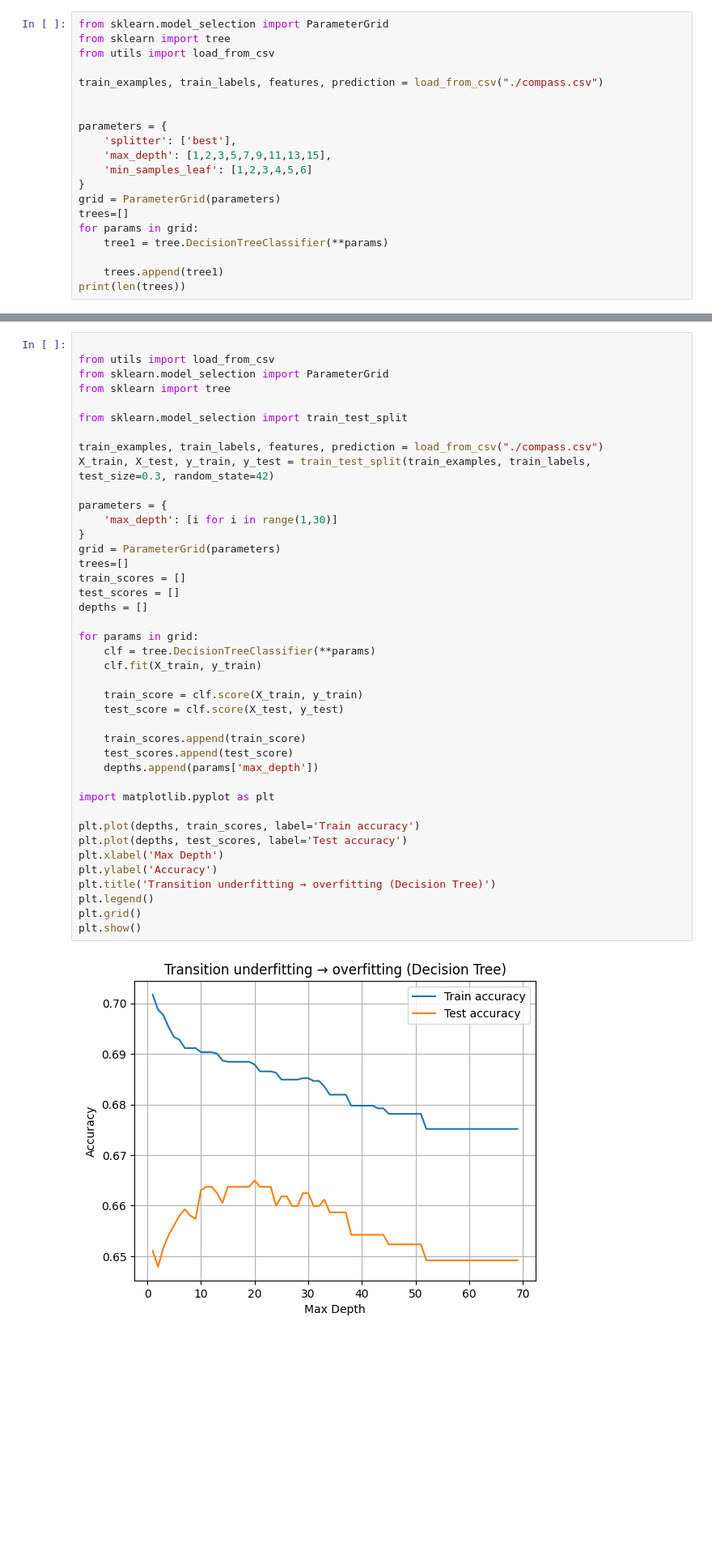
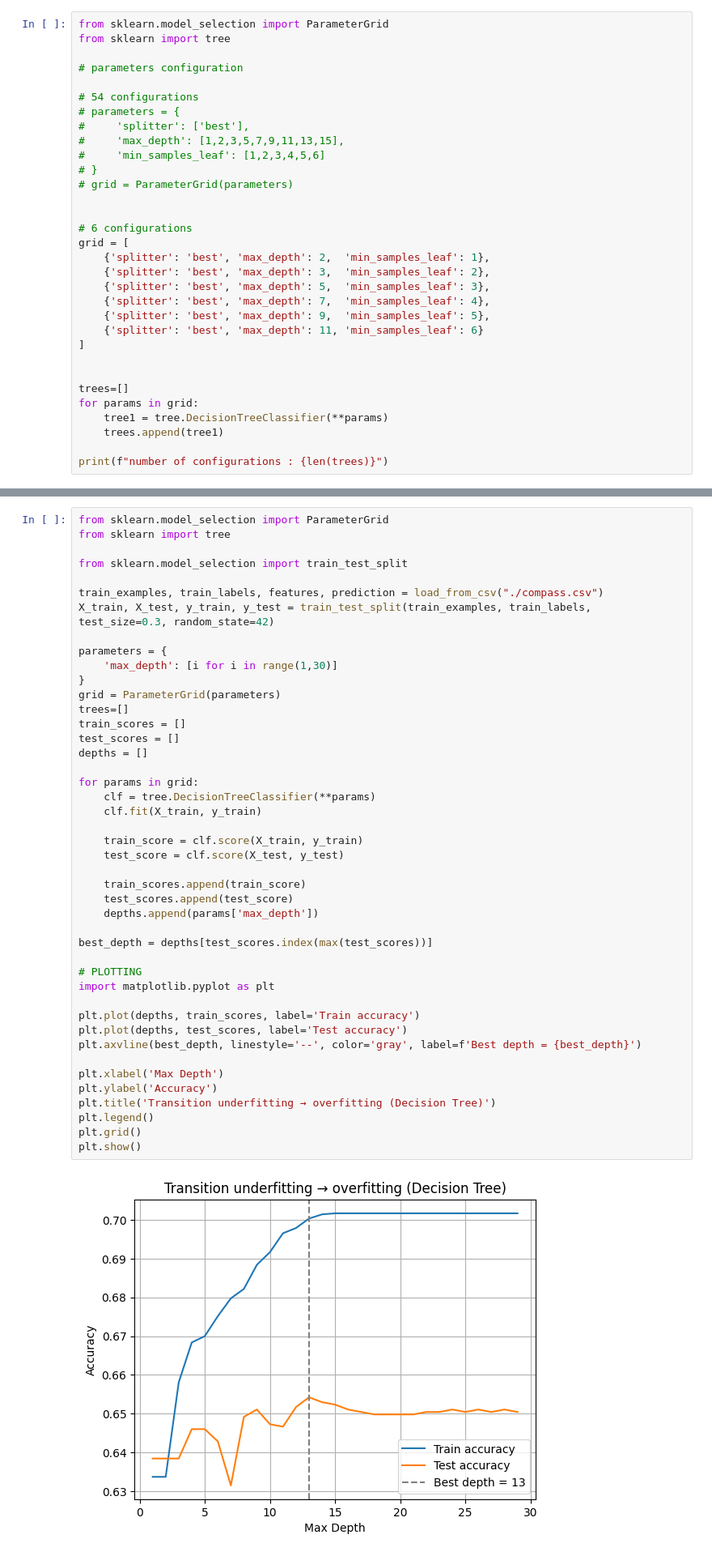
Before and after one commit to hilire31/ml, a Jupyter notebook: tp3/evaluation.ipynb, the cells around one changed output, grey strips where cells are left out. Shown at 81% size. Saved outputs shown, nothing was run; the diff lists cells and outputs as text; blank space fills up the shorter version.

```diff
--- a/tp3/evaluation.ipynb
+++ b/tp3/evaluation.ipynb
@@ -13,21 +32,33 @@ Q1: A decision tree configuration is a set of parameters that one can use to bui
 # %%
 from sklearn.model_selection import ParameterGrid
 from sklearn import tree
-from utils import load_from_csv
 
-train_examples, train_labels, features, prediction = load_from_csv("./compass.csv")
+# parameters configuration
+
+# 54 configurations
+# parameters = {
+#     'splitter': ['best'],
+#     'max_depth': [1,2,3,5,7,9,11,13,15],
+#     'min_samples_leaf': [1,2,3,4,5,6]
+# }
+# grid = ParameterGrid(parameters)
 
 
-parameters = {
-    'splitter': ['best'],
-    'max_depth': [1,2,3,5,7,9,11,13,15],
-    'min_samples_leaf': [1,2,3,4,5,6]
-}
-grid = ParameterGrid(parameters)
+# 6 configurations
+grid = [
+    {'splitter': 'best', 'max_depth': 2,  'min_samples_leaf': 1},
+    {'splitter': 'best', 'max_depth': 3,  'min_samples_leaf': 2},
+    {'splitter': 'best', 'max_depth': 5,  'min_samples_leaf': 3},
+    {'splitter': 'best', 'max_depth': 7,  'min_samples_leaf': 4},
+    {'splitter': 'best', 'max_depth': 9,  'min_samples_leaf': 5},
+    {'splitter': 'best', 'max_depth': 11, 'min_samples_leaf': 6}
+]
+
+
 trees=[]
 for params in grid:
     tree1 = tree.DecisionTreeClassifier(**params)
+    trees.append(tree1)
 
-    trees.append(tree1)
-print(len(trees))
+print(f"number of configurations : {len(trees)}")
 # %% [output]
@@ -58,8 +143,6 @@ print(sc*100)
 # %% [markdown]
 Q4: Propose an experimental study that shows the transition phase from underfitting to overfitting
 # %%
-
-from utils import load_from_csv
 from sklearn.model_selection import ParameterGrid
 from sklearn import tree
 
@@ -72,31 +155,36 @@ parameters = {
     'max_depth': [i for i in range(1,30)]
 }
 grid = ParameterGrid(parameters)
 trees=[]
 train_scores = []
 test_scores = []
 depths = []
 
 for params in grid:
     clf = tree.DecisionTreeClassifier(**params)
     clf.fit(X_train, y_train)
 
     train_score = clf.score(X_train, y_train)
     test_score = clf.score(X_test, y_test)
 
     train_scores.append(train_score)
     test_scores.append(test_score)
     depths.append(params['max_depth'])
 
+best_depth = depths[test_scores.index(max(test_scores))]
+
+# PLOTTING
 import matplotlib.pyplot as plt
 
 plt.plot(depths, train_scores, label='Train accuracy')
 plt.plot(depths, test_scores, label='Test accuracy')
+plt.axvline(best_depth, linestyle='--', color='gray', label=f'Best depth = {best_depth}')
+
 plt.xlabel('Max Depth')
 plt.ylabel('Accuracy')
 plt.title('Transition underfitting → overfitting (Decision Tree)')
 plt.legend()
 plt.grid()
 plt.show()
 # %% [output]
-[figure, old version]
+[figure, new version]
```
Also changed, not shown: parts of 12 cells of this notebook, 1 other file.
